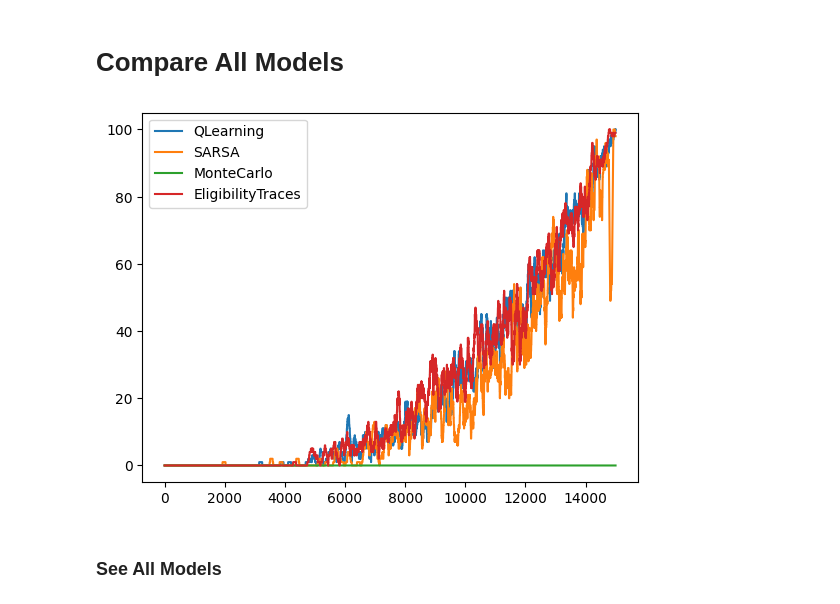
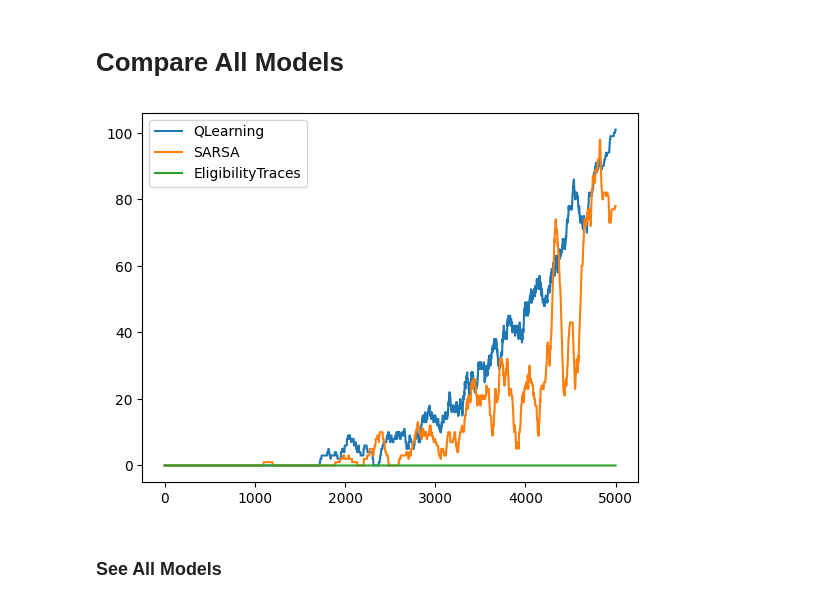
Before and after one commit to XixWISExiX/FrozenLake, a Jupyter notebook: CompareModels.ipynb, the cells around one changed output. Drawn from its saved outputs; the diff is of its cells as text; code cells hidden in the pictures.

```diff
--- a/CompareModels.ipynb
+++ b/CompareModels.ipynb
@@ -21,24 +21,24 @@ env.close()
 # %%
 from gymnasium.envs.toy_text.frozen_lake import generate_random_map
 import LearningMethods.QLearning as ql
 import LearningMethods.SARSA as sar
-import LearningMethods.MonteCarlo as monte
+import LearningMethods.DynamicProgramming as dp
 import LearningMethods.EligibilityTraces as ele
 import FrozenLakeFunctions as flf
 import imp
 imp.reload(ql)
 imp.reload(sar)
-imp.reload(monte)
+imp.reload(dp)
 imp.reload(ele)
 
 size = 8
 env_seed = generate_random_map(size=8)
-QLearning_model = ql.QLearning(15000, env_seed)
-Sarsa_model = sar.SARSA(15000, env_seed)
-MonteCarlo_model = monte.MonteCarlo(15000, env_seed, size)
-ElegibilityTraces_model = ele.EligibilityTraces(15000, env_seed)
+DynamicProgramming_model = dp.DynamicProgramming(env_seed)
+QLearning_model = ql.QLearning(5000, env_seed)
+Sarsa_model = sar.SARSA(5000, env_seed)
+ElegibilityTraces_model = ele.EligibilityTraces(5000, env_seed)
 # %% [output]
-[figure, old version]
+[figure, new version]
 # %% [markdown]
 ### See All Models
 # %%
```
Also changed, not shown: parts of 2 cells of this notebook, 10 other files.
